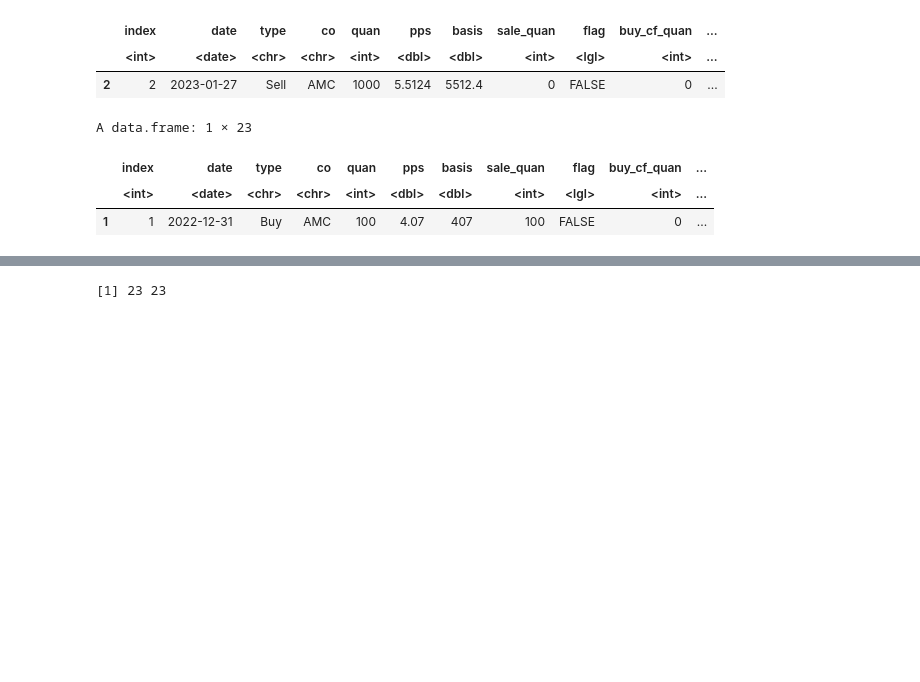
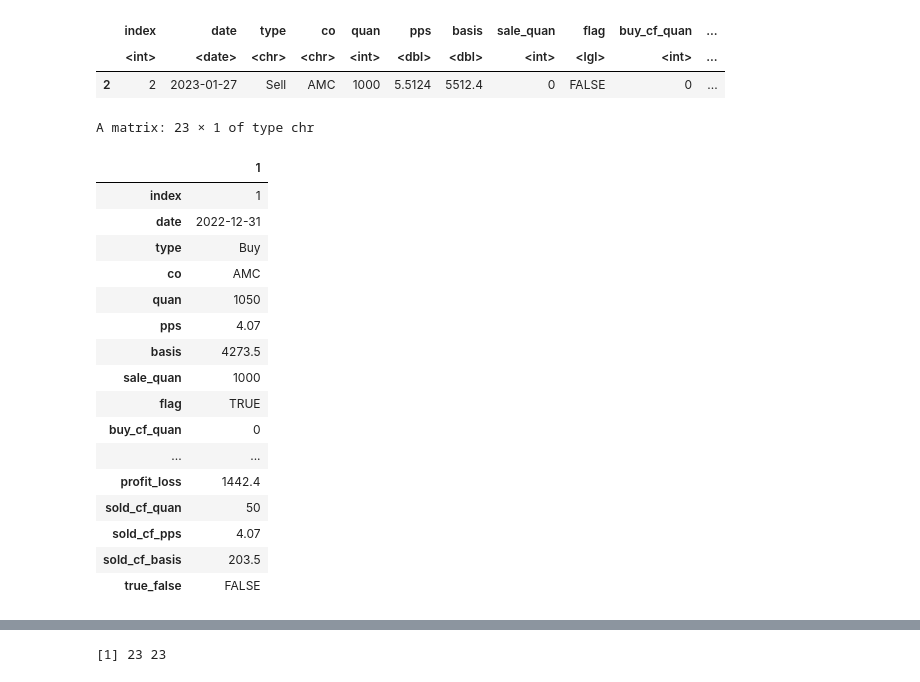
Before and after one commit to GrayCoHub/fifo_redo, a Jupyter notebook: fifo_rows_redo2.ipynb, the cells around one changed output, grey strips where cells are left out. Drawn from its saved outputs; the diff is of its cells as text; code cells hidden in the pictures; blank space fills up the shorter version.

```diff
--- a/fifo_rows_redo2.ipynb
+++ b/fifo_rows_redo2.ipynb
@@ -286,9 +286,23 @@ A data.frame: 1 × 23
 | 2 | 2 | 2023-01-27 | Sell | AMC | 1000 | 5.5124 | 5512.4 | 0 | FALSE | 0 | ... |
 # %%
 last_row <- tail(sale_records, n = 1)
-last_row
+t(last_row)
 # %% [output]
-A data.frame: 1 × 23
+A matrix: 23 × 1 of type chr
-|  | index | date | type | co | quan | pps | basis | sale_quan | flag | buy_cf_quan | ... |
-|  | <int> | <date> | <chr> | <chr> | <int> | <dbl> | <dbl> | <int> | <lgl> | <int> | ... |
-| 1 | 1 | 2022-12-31 | Buy | AMC | 100 | 4.07 | 407 | 100 | FALSE | 0 | ... |
+|  | 1 |
+| index | 1 |
+| date | 2022-12-31 |
+| type | Buy |
+| co | AMC |
+| quan | 1050 |
+| pps | 4.07 |
+| basis | 4273.5 |
+| sale_quan | 1000 |
+| flag | TRUE |
+| buy_cf_quan | 0 |
+| ... | ... |
+| profit_loss | 1442.4 |
+| sold_cf_quan | 50 |
+| sold_cf_pps | 4.07 |
+| sold_cf_basis | 203.5 |
+| true_false | FALSE |
```
Also changed, not shown: parts of 37 cells of this notebook.
